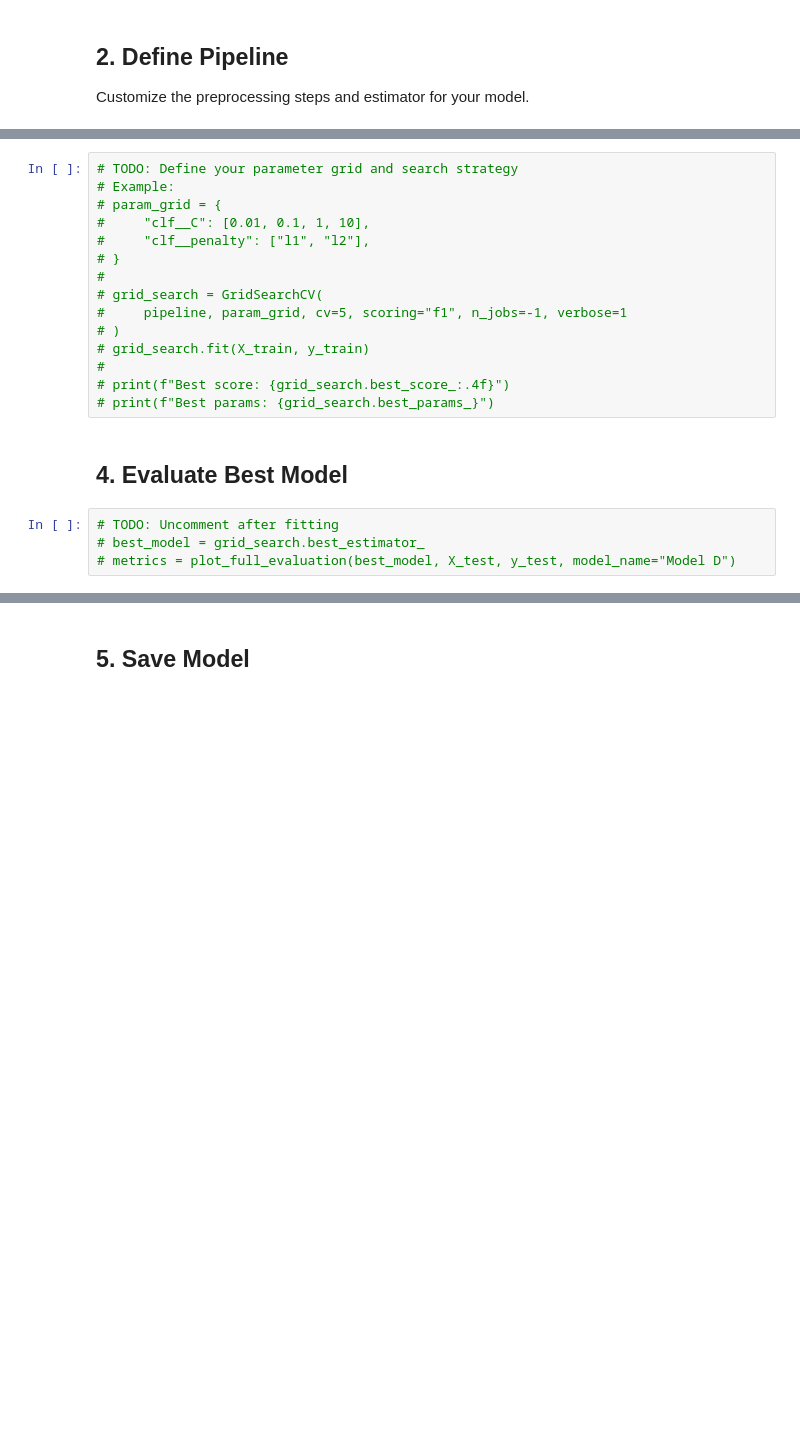
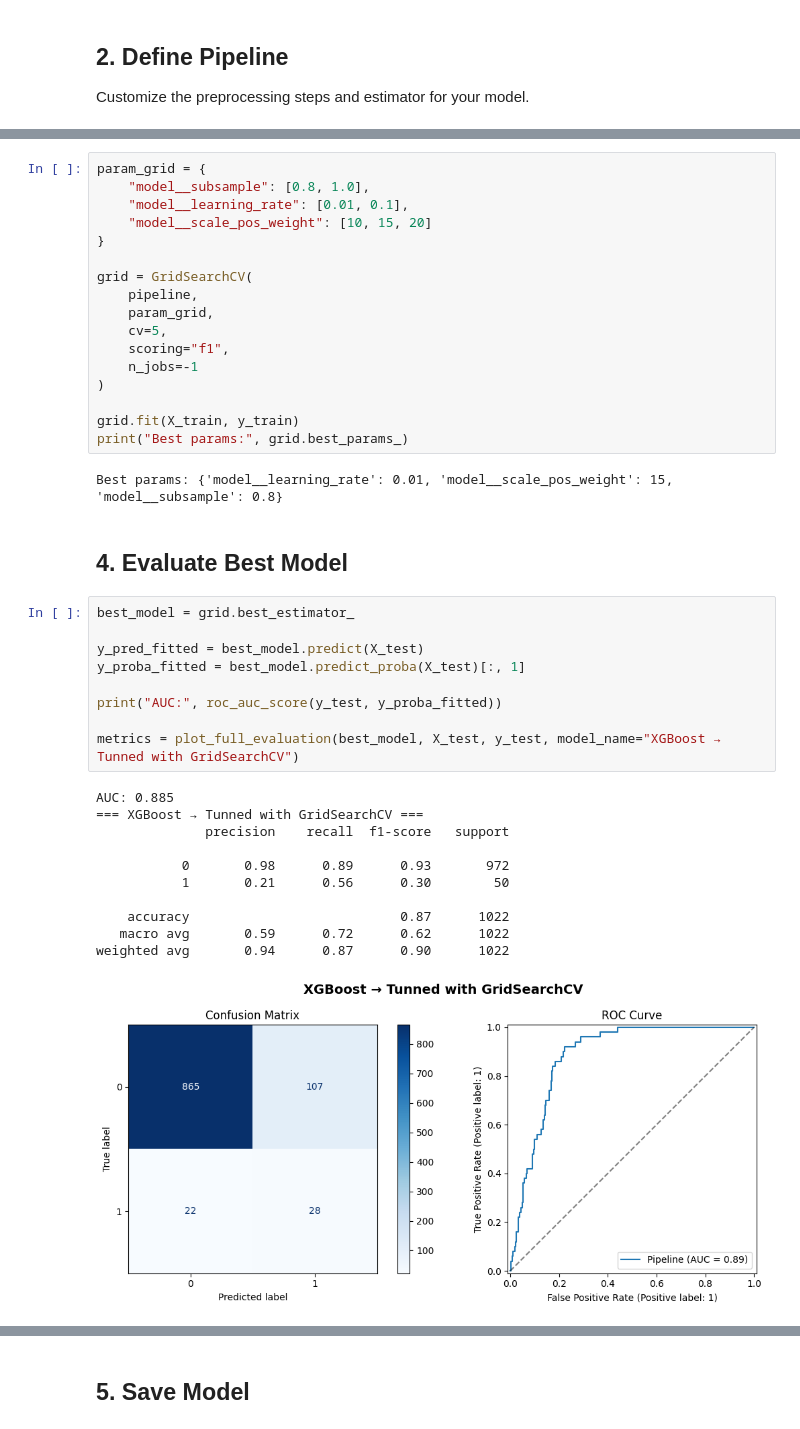
Before and after one commit to martinmw13/AdM_TP, a Jupyter notebook: notebooks/04_model_D.ipynb, the cells around one changed output, grey strips where cells are left out. Saved outputs shown, nothing was run; the diff lists cells and outputs as text; blank space fills up the shorter version.

```diff
--- a/notebooks/04_model_D.ipynb
+++ b/notebooks/04_model_D.ipynb
@@ -52,21 +106,42 @@ Customize the preprocessing steps and estimator for your model.
 # %%
-# TODO: Define your parameter grid and search strategy
-# Example:
-# param_grid = {
-#     "clf__C": [0.01, 0.1, 1, 10],
-#     "clf__penalty": ["l1", "l2"],
-# }
-#
-# grid_search = GridSearchCV(
-#     pipeline, param_grid, cv=5, scoring="f1", n_jobs=-1, verbose=1
-# )
-# grid_search.fit(X_train, y_train)
-#
-# print(f"Best score: {grid_search.best_score_:.4f}")
-# print(f"Best params: {grid_search.best_params_}")
+param_grid = {
+    "model__subsample": [0.8, 1.0],
+    "model__learning_rate": [0.01, 0.1],
+    "model__scale_pos_weight": [10, 15, 20]
+}
+
+grid = GridSearchCV(
+    pipeline,
+    param_grid,
+    cv=5,
+    scoring="f1",
+    n_jobs=-1
+)
+
+grid.fit(X_train, y_train)
+print("Best params:", grid.best_params_)
+# %% [output]
+Best params: {'model__learning_rate': 0.01, 'model__scale_pos_weight': 15, 'model__subsample': 0.8}
 # %% [markdown]
 ## 4. Evaluate Best Model
-# %%
-# TODO: Uncomment after fitting
-# best_model = grid_search.best_estimator_
-# metrics = plot_full_evaluation(best_model, X_test, y_test, model_name="Model D")
+# %%
+best_model = grid.best_estimator_
+
+y_pred_fitted = best_model.predict(X_test)
+y_proba_fitted = best_model.predict_proba(X_test)[:, 1]
+
+print("AUC:", roc_auc_score(y_test, y_proba_fitted))
+
+metrics = plot_full_evaluation(best_model, X_test, y_test, model_name="XGBoost → Tunned with GridSearchCV")
+# %% [output]
+AUC: 0.885
+=== XGBoost → Tunned with GridSearchCV ===
+              precision    recall  f1-score   support
+
+           0       0.98      0.89      0.93       972
+           1       0.21      0.56      0.30        50
+
+    accuracy                           0.87      1022
+   macro avg       0.59      0.72      0.62      1022
+weighted avg       0.94      0.87      0.90      1022
+[figure, added]
```
Also changed, not shown: parts of 12 cells of this notebook, 2 other files.
